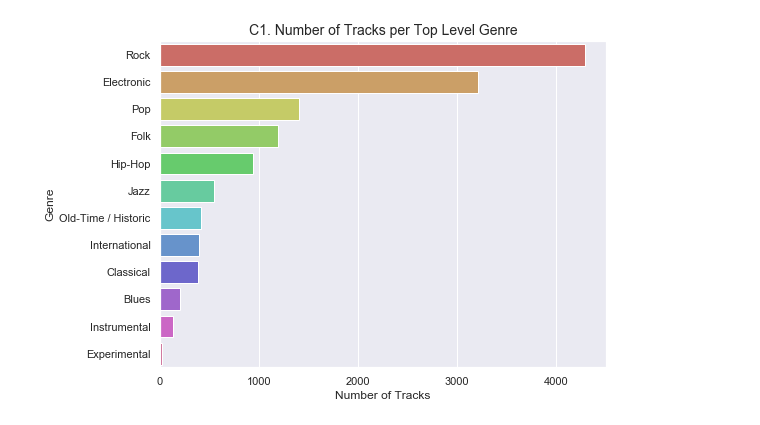
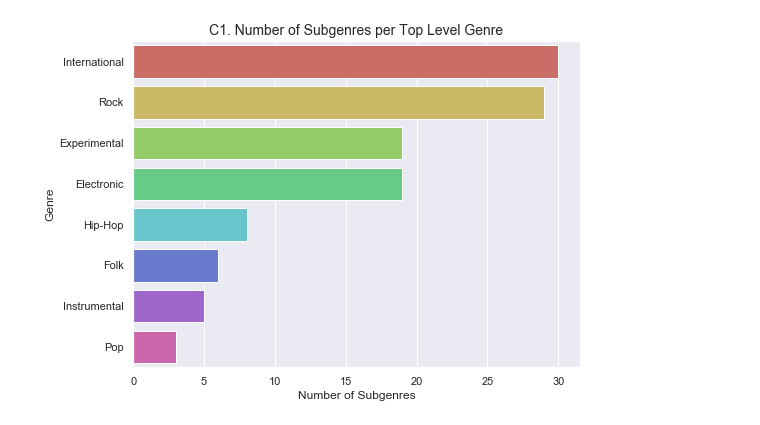
Before and after one commit to ishareef7/Springboard, a Jupyter notebook: Capstone2/notebooks/EDA.ipynb, the cells around one changed output. Saved outputs shown, nothing was run; the diff lists cells and outputs as text; code cells hidden in the pictures.

Commit message:
Adding updated project files including: new EDA and model training notebooks, python scripts, and final project reports

```diff
--- a/Capstone2/notebooks/EDA.ipynb
+++ b/Capstone2/notebooks/EDA.ipynb
@@ -38,13 +47,26 @@ sorted_genre = [genre_dict[int(i)] for i in order]
+# %%
+genres_df = build_dataset.get_genres()
+full_dataset = build_dataset.get_dataset()
+# %%
+genres_dict = dict(genres_df['title'])
+# %%
+included_genres = full_dataset['genre_top'].unique()
+n_subgenres = genres_df['top_level'].value_counts()[included_genres]
+included_mask  = [g in included_genres for g in genres_df['top_level']]
+
+genres_filtered = genres_df.loc[included_mask,:]
+order = genres_filtered['top_level'].value_counts().index
+sorted_genre = [genres_dict[int(i)] for i in order]
 # %%
 #Create side by side subplots
-fig= plt.figure(figsize=(8,6))
+fig = plt.figure(figsize=(8,6))
 
 #Count plot for the number of households
-c1 = sns.countplot( y = 'genre_top', data = audio_features, order = audio_features['genre_top'].value_counts().index,
-              palette = 'hls', orient = 'v')
-_ = c1.set(xlabel = 'Number of Tracks', ylabel = 'Genre')
-_ = c1.set_title('C1. Number of Tracks per Top Level Genre',fontsize=14)
+c1 = sns.countplot(y = 'top_level', data = genres_filtered, order = order,
+                   palette = 'hls', orient = 'v')
+_ = c1.set(xlabel = 'Number of Subgenres', ylabel = 'Genre')
 _ = c1.set_yticklabels(labels= sorted_genre)
-_ = fig.savefig('/Users/ishareef7/Springboard/Capstone2/reports/figures/c1.jpg')
+_ = c1.set_title('C1. Number of Subgenres per Top Level Genre',fontsize=14)
+_ = fig.savefig('/Users/ishareef7/Springboard/Capstone2/reports/figures/c1.png')
 # %% [output]
-[figure, old version]
+[figure, new version]
```
Also changed, not shown: parts of 26 cells of this notebook, 37 other files.
